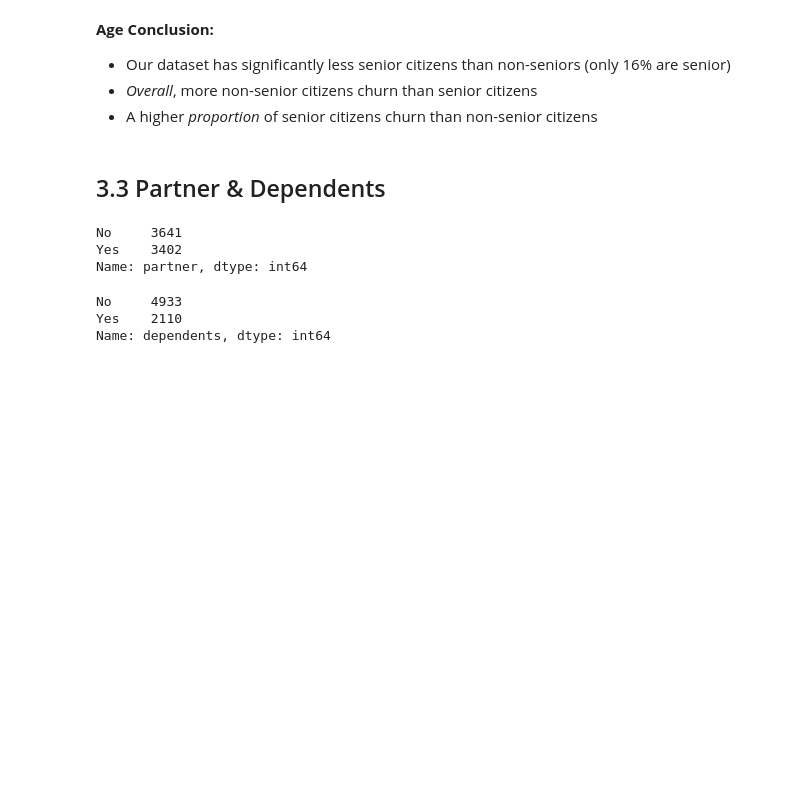
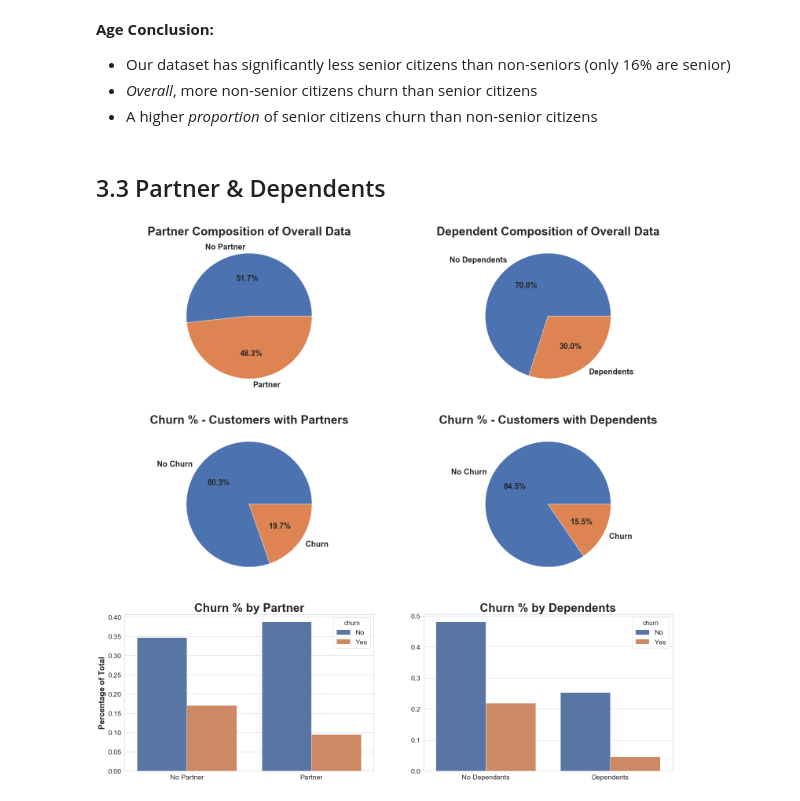
Before and after one commit to andrewcole33/telco_churn_analysis, a Jupyter notebook: eda.ipynb, the cells around one changed output. Drawn from its saved outputs; the diff is of its cells as text; code cells hidden in the pictures; blank space fills up the shorter version.

Commit message:
Perform Partner/Dependent EDA

```diff
--- a/eda.ipynb
+++ b/eda.ipynb
@@ -187,15 +187,7 @@ plot_age_dist(df)
 - A higher *proportion* of senior citizens churn than non-senior citizens
 # %% [markdown]
 ## 3.3 Partner & Dependents
-# %%
-df.partner.value_counts()
-# %% [output]
-No     3641
-Yes    3402
-Name: partner, dtype: int64
-# %%
-df.dependents.value_counts()
-# %% [output]
-No     4933
-Yes    2110
-Name: dependents, dtype: int64
+# %%
+plot_partner_dependents(df)
+# %% [output]
+[figure, added]
```
Also changed, not shown: parts of 2 cells of this notebook, 1 other file.
